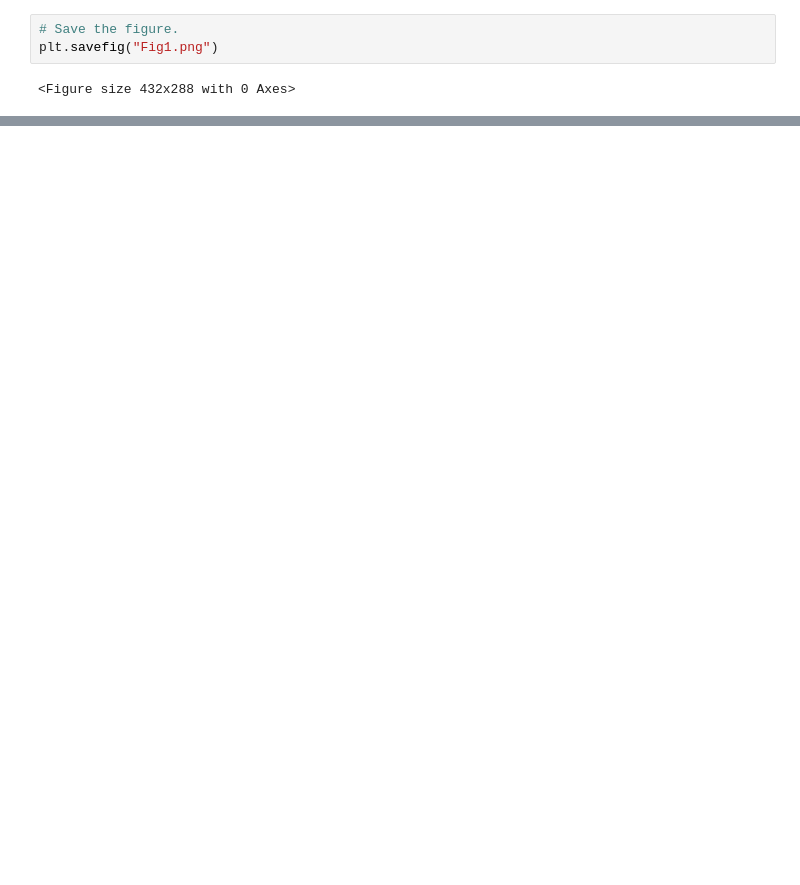
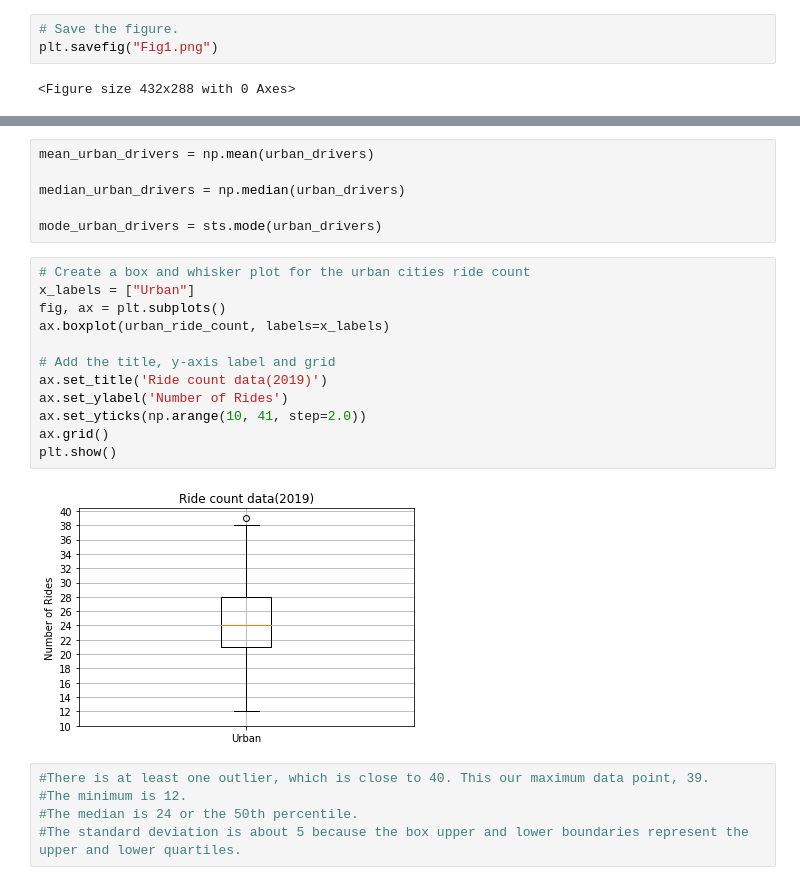
Before and after one commit to Nehemiahmageto/Ber_Analysis, a Jupyter notebook: Pyber_Analysis.ipynb, the cells around one changed output, grey strips where cells are left out. Saved outputs shown, nothing was run; the diff lists cells and outputs as text; blank space fills up the shorter version.

```diff
--- a/Pyber_Analysis.ipynb
+++ b/Pyber_Analysis.ipynb
@@ -310,0 +436,25 @@ plt.savefig("Fig1.png")
+# %%
+mean_urban_drivers = np.mean(urban_drivers)
+
+median_urban_drivers = np.median(urban_drivers)
+
+mode_urban_drivers = sts.mode(urban_drivers)
+# %%
+# Create a box and whisker plot for the urban cities ride count
+x_labels = ["Urban"]
+fig, ax = plt.subplots()
+ax.boxplot(urban_ride_count, labels=x_labels)
+
+# Add the title, y-axis label and grid
+ax.set_title('Ride count data(2019)')
+ax.set_ylabel('Number of Rides')
+ax.set_yticks(np.arange(10, 41, step=2.0))
+ax.grid()
+plt.show()
+# %% [output]
+[figure, added]
+# %%
+#There is at least one outlier, which is close to 40. This our maximum data point, 39.
+#The minimum is 12.
+#The median is 24 or the 50th percentile.
+#The standard deviation is about 5 because the box upper and lower boundaries represent the upper and lower quartiles.
```
Also changed, not shown: parts of 26 cells of this notebook, 2 other files.
